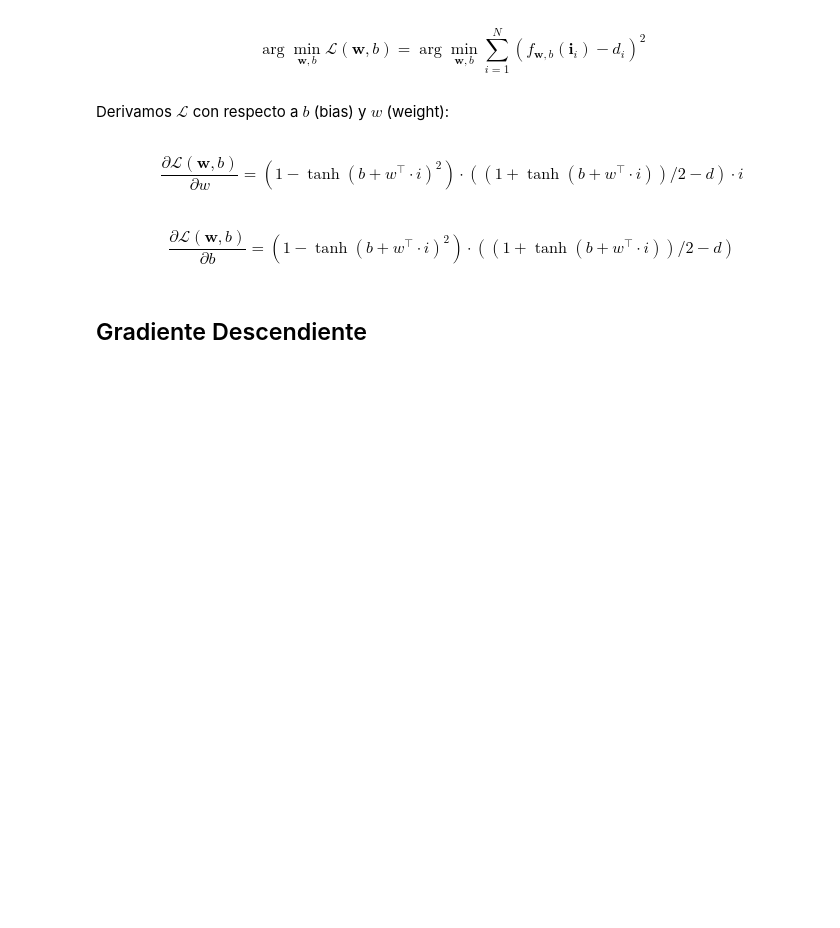
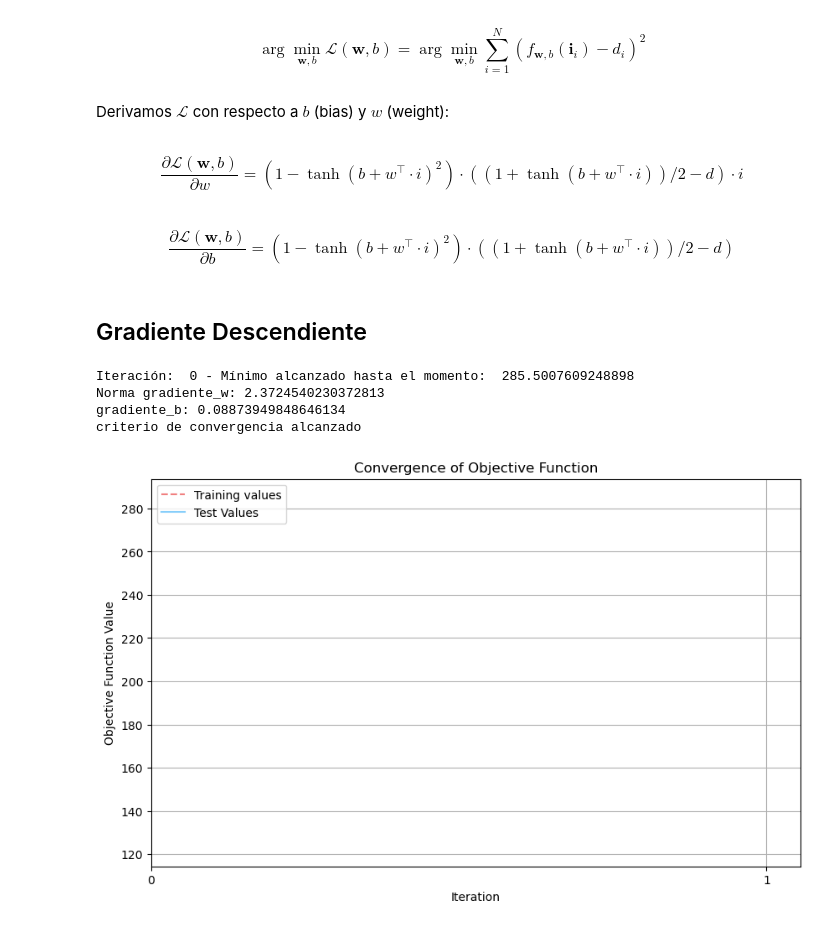
Before and after one commit to seremare9/TP2metodos, a Jupyter notebook: gd.ipynb, the cells around one changed output. Drawn from its saved outputs; the diff is of its cells as text; code cells hidden in the pictures; blank space fills up the shorter version.

```diff
--- a/gd.ipynb
+++ b/gd.ipynb
@@ -9,0 +40,7 @@ from matplotlib.colors import LinearSegmentedColormap
+# %%
+original = (256, 256)
+mediano =  (128, 128)
+chico = (64, 64)
+muy_chico = (32, 32)
+
+size = original
@@ -176,5 +171,7 @@ def fwb(i, w, b):
 # %%
 # Función a minimizar
-def argminL(w, b, i, d):
-    return np.sum((fwb(i, w, b) - d) ** 2)
+def funcion_objetivo(w, b, i, d):
+    z = i@w + b
+    f = (np.tanh(z) + 1) / 2
+    return np.sum((f - d) ** 2)
 # %%
@@ -254 +266,30 @@ def gradiente_descendente(b, w, imagenes_train, diagnosticos_train, imagenes_tes
+# %%
+w = np.random.uniform(-1, 1, (i_train.shape[1], 1)) * 0.001
+b = np.random.uniform(-1, 1) * 0.001
+alpha = 0.000001
+w_opt, b_opt, f_obj_values, f_test = gradient_descent(w, b, i_train, d_train, i_test, d_test, alpha)
+# %% [output]
+Iteración:  0 - Mínimo alcanzado hasta el momento:  285.5007609248898
+Norma gradiente_w: 2.3724540230372813
+gradiente_b: 0.08873949848646134
+criterio de convergencia alcanzado
+# %%
+plt.figure(figsize=(10, 6))
+
+#train
+plt.plot(np.arange(1, len(f_obj_values) + 1), f_obj_values, linestyle='--', color='lightcoral', label='Training values')
+#test
+plt.plot(np.arange(1, len(f_test) + 1), f_test, linestyle='-', color='lightskyblue', label='Test Values')
+
+tick_interval = max(1, len(f_obj_values) // 20)
+plt.xticks(np.arange(0, len(f_obj_values) + 1, step=tick_interval))
+
+plt.xlabel('Iteration')
+plt.ylabel('Objective Function Value')
+plt.title('Convergence of Objective Function')
+plt.grid(True)
+plt.legend()
+plt.show()
+# %% [output]
+[figure, added]
 # %%
```
Also changed, not shown: parts of 17 cells of this notebook.
